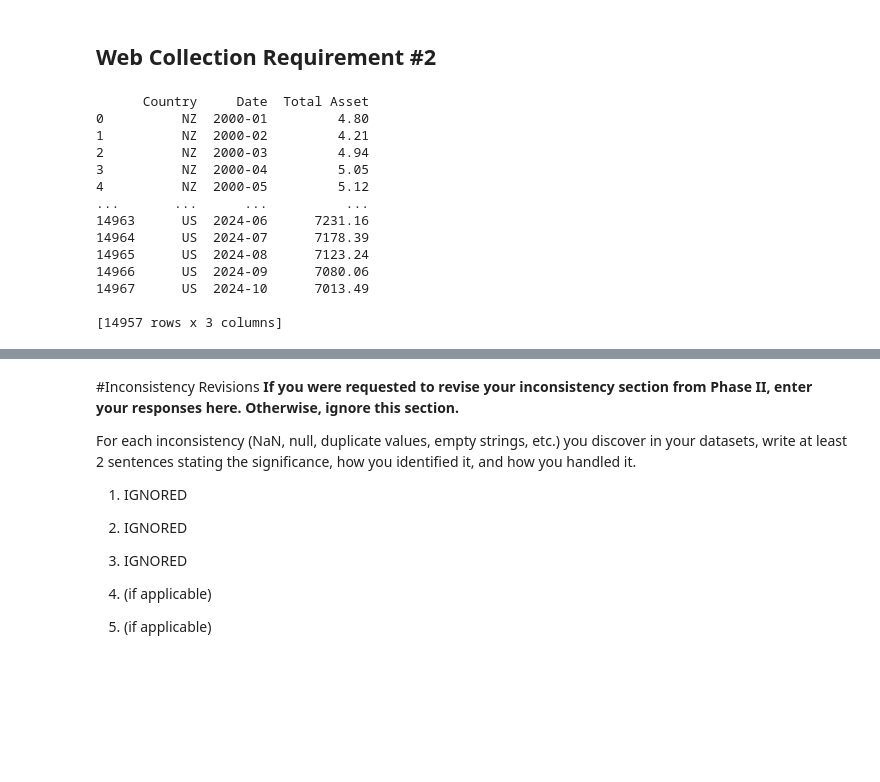
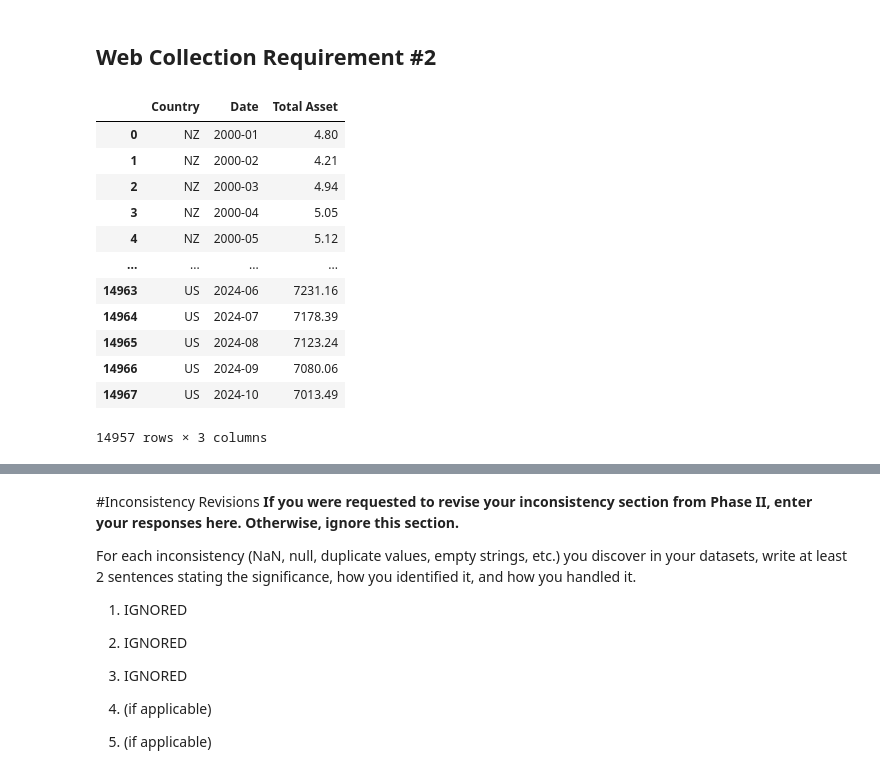
Before and after one commit to woojin-blaze/interest-rate-well-being, a Jupyter notebook: Final Project Phase III.ipynb, the cells around one changed output, grey strips where cells are left out. Drawn from its saved outputs; the diff is of its cells as text; code cells hidden in the pictures; blank space fills up the shorter version.

```diff
--- a/Final Project Phase III.ipynb
+++ b/Final Project Phase III.ipynb
@@ -158,7 +165,8 @@ def web_parser2():
   df = match_total_asset_date(total_asset_dict)
   df = clean_null(df)
   df.to_csv('total_assets_monthly.csv', index=False)
-  pprint.pprint(df)
+  #pprint.pprint(df)
+  return df
 
 def get_country_abbv(data):
   country_abbv = []
@@ -176,44 +184,43 @@ def get_countries(country_abbv):
 def get_total_asset(data, country_list):
   new_list = []
   for i, val in enumerate(data):
       for key, value in data[i]["data"]["dataSets"][0]["series"].items():
           alist = []
           for k, val in value["observations"].items():
               alist.append(val[0])
           new_list.append(alist)
   total_asset_dict = dict(zip(country_list, new_list))
   return total_asset_dict
 
 def match_total_asset_date(total_asset_dict):
   dates = pd.date_range(start="2000-01", end="2024-10", freq='MS')
   rows = []
   for country, values in total_asset_dict.items():
       for date, value in zip(dates, values):
           rows.append({'Country': country, 'Date': date.strftime("%Y-%m"), 'Total Asset': round(float(value), 2)})
 
   df = pd.DataFrame(rows)
   return df
 
 def clean_null(df):
   df[df.isnull().any(axis=1)]
   df = df.dropna()
   return df
 
 
 ############ Function Call ############
 web_parser2()
 # %% [output]
+|  | Country | Date | Total Asset |
+| 0 | NZ | 2000-01 | 4.80 |
+| 1 | NZ | 2000-02 | 4.21 |
+| 2 | NZ | 2000-03 | 4.94 |
+| 3 | NZ | 2000-04 | 5.05 |
+| 4 | NZ | 2000-05 | 5.12 |
+| ... | ... | ... | ... |
+| 14963 | US | 2024-06 | 7231.16 |
+| 14964 | US | 2024-07 | 7178.39 |
+| 14965 | US | 2024-08 | 7123.24 |
+| 14966 | US | 2024-09 | 7080.06 |
+| 14967 | US | 2024-10 | 7013.49 |
-      Country     Date  Total Asset
-0          NZ  2000-01         4.80
-1          NZ  2000-02         4.21
-2          NZ  2000-03         4.94
-3          NZ  2000-04         5.05
-4          NZ  2000-05         5.12
-...       ...      ...          ...
-14963      US  2024-06      7231.16
-14964      US  2024-07      7178.39
-14965      US  2024-08      7123.24
-14966      US  2024-09      7080.06
-14967      US  2024-10      7013.49
-
-[14957 rows x 3 columns]
+14957 rows × 3 columns
```
Also changed, not shown: parts of 10 cells of this notebook, 2 other files.
